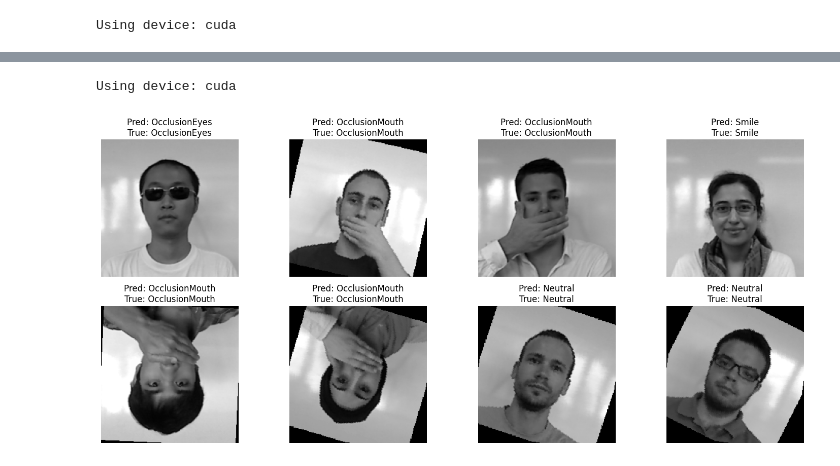
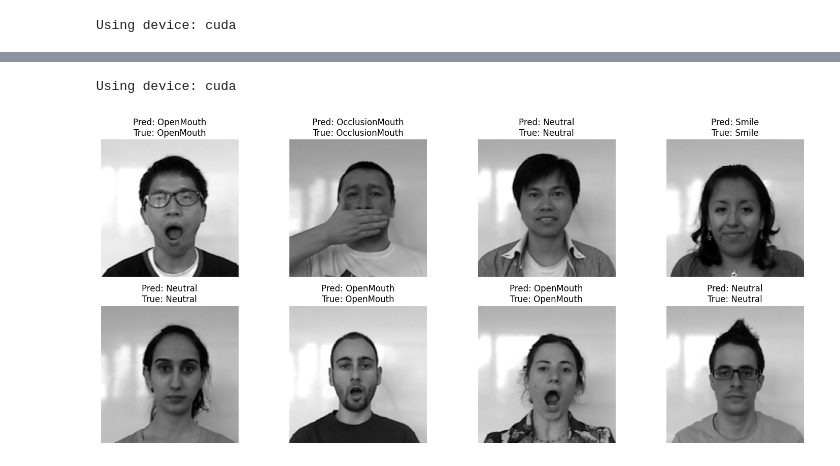
Before and after one commit to DaverSVK/HNS_Gestures_Zadanie2, a Jupyter notebook: ExpresionRek.ipynb, the cells around one changed output, grey strips where cells are left out. Drawn from its saved outputs; the diff is of its cells as text; code cells hidden in the pictures.

```diff
--- a/ExpresionRek.ipynb
+++ b/ExpresionRek.ipynb
@@ -22,13 +23,15 @@ import matplotlib.pyplot as plt
 # %%
 
 class CONFIG:
-    model_path = 'BestModel2.pt'
+    model_path = 'BestModel3.pt'
     num_epochs = 100
     lr = 1e-4
     batch_size = 10
     img_size = 224
     dataset = "division_5" # division_5 / division_4 depends on dataset
     rgb_depth = "RGB" # RGB / Depth depends on dataset
+    classes1 = ['LeftProfile', 'LightOn', 'OcclusionPaper', 'RightProfile']
+    classes2 = ['Neutral', 'OcclusionEyes', 'OcclusionMouth', 'OpenMouth', 'Smile']
 # %% [markdown]
 ### Creating sorted classes for dataset
 # %%
@@ -250,6 +258,13 @@ optimizer = optim.Adam(model.parameters(), lr=cfg.lr)  # Adam optimizer with lea
 Using device: cuda
 # %%
 best_accuracy = 0.0
+all_labels = []
+all_predictions = []
+loss_timeline = []
+acc_timeline = []
+val_loss_timeline = []
+val_acc_timeline = []
+
 for epoch in range(cfg.num_epochs):
     model.train()
     running_loss = 0.0
@@ -278,6 +293,8 @@ for epoch in range(cfg.num_epochs):
 
         correct_predictions += (predicted == labels).sum().item()
         total_predictions += labels.size(0)
+        all_labels.extend(labels.cpu().numpy())
+        all_predictions.extend(predicted.cpu().numpy())
 
         # Update progress bar with current loss and accuracy
         progress_bar.set_postfix({
@@ -287,11 +304,15 @@ for epoch in range(cfg.num_epochs):
 
     epoch_loss = running_loss / len(trainloader)
     epoch_accuracy = (correct_predictions / total_predictions) * 100
-
+    loss_timeline.append(epoch_loss)
+    acc_timeline.append(epoch_accuracy)
     print(f"Epoch {epoch+1}/{cfg.num_epochs} - Loss: {epoch_loss:.4f} - Accuracy: {epoch_accuracy:.2f}%")
 
     # Validation loop
     model.eval()
+    val_running_loss = 0.0
+    val_preds = []
+    val_labels = []
     correct_predictions = 0
     total_predictions = 0
     with torch.no_grad():
@@ -299,15 +320,27 @@ for epoch in range(cfg.num_epochs):
             inputs, labels = inputs.to(device), labels.to(device)
 
             outputs = model(inputs)
+            val_running_loss += loss.item()
+            _, predicted = torch.max(outputs.data, 1)
 
-            _, predicted = torch.max(outputs.data, 1)
 
             correct_predictions += (predicted == labels).sum().item()
             total_predictions += labels.size(0)
+            val_preds.extend(predicted.cpu().numpy())
+            val_labels.extend(labels.cpu().numpy())
 
     validation_accuracy = (correct_predictions / total_predictions) * 100
+    val_loss_timeline.append(val_running_loss / len(testloader))
+    val_acc_timeline.append(validation_accuracy)
     print(f"Validation Accuracy: {validation_accuracy:.2f}%")
+
     if validation_accuracy > best_accuracy:
         torch.save(model.state_dict(), cfg.model_path)
+
+    # if epoch == cfg.num_epochs - 1:
+    conf_train_matrix = confusion_matrix(all_labels, all_predictions)
+    conf_val_matrix = confusion_matrix(val_labels, val_preds)
 print("Training finished.")
+disp = ConfusionMatrixDisplay(confusion_matrix=conf_train_matrix, display_labels=['Neutral', 'OcclusionEyes', 'OcclusionMouth', 'OpenMouth'] )
+disp2 = ConfusionMatrixDisplay(confusion_matrix=conf_val_matrix, display_labels=['Neutral', 'OcclusionEyes', 'OcclusionMouth', 'OpenMouth'] )
 # %% [output]
@@ -349,40 +398,39 @@ print(f"Using device: {device}")
 model = CNN6Conv6FC(num_classes=5).to(device)
 state_dict = torch.load('BestModel2.pt')
 model.load_state_dict(state_dict)
-
 model.eval()
 
-class_labels = ['Neutral', 'OcclusionEyes', 'OcclusionMouth', 'OpenMouth', 'Smile']
+class_labels = cfg.classes1 if cfg.dataset == "division_4" else cfg.classes2
 
-random_batch = next(iter(trainloader))
+random_batch = next(iter(testloader))
 images, labels = random_batch
 
 indices = random.sample(range(len(images)), 8)
 
 selected_images = images[indices]
 selected_labels = labels[indices]
 
 selected_images = selected_images.to(device)
 
 with torch.no_grad():
     outputs = model(selected_images)
 
 _, predicted_classes = torch.max(outputs, 1)
 
 plt.figure(figsize=(15, 10))
 
 for i in range(8):
     img = selected_images[i].cpu().squeeze().numpy()
     predicted_label = class_labels[predicted_classes[i].item()]
     true_label = class_labels[selected_labels[i].item()]
 
     plt.subplot(3, 4, i + 1)
     plt.imshow(img, cmap='gray')
     plt.title(f'Pred: {predicted_label}\nTrue: {true_label}')
     plt.axis('off')
 
 plt.tight_layout()
 plt.show()
 # %% [output]
 Using device: cuda
-[figure, old version]
+[figure, new version]
```
Also changed, not shown: parts of 7 cells of this notebook, 1 other file.
